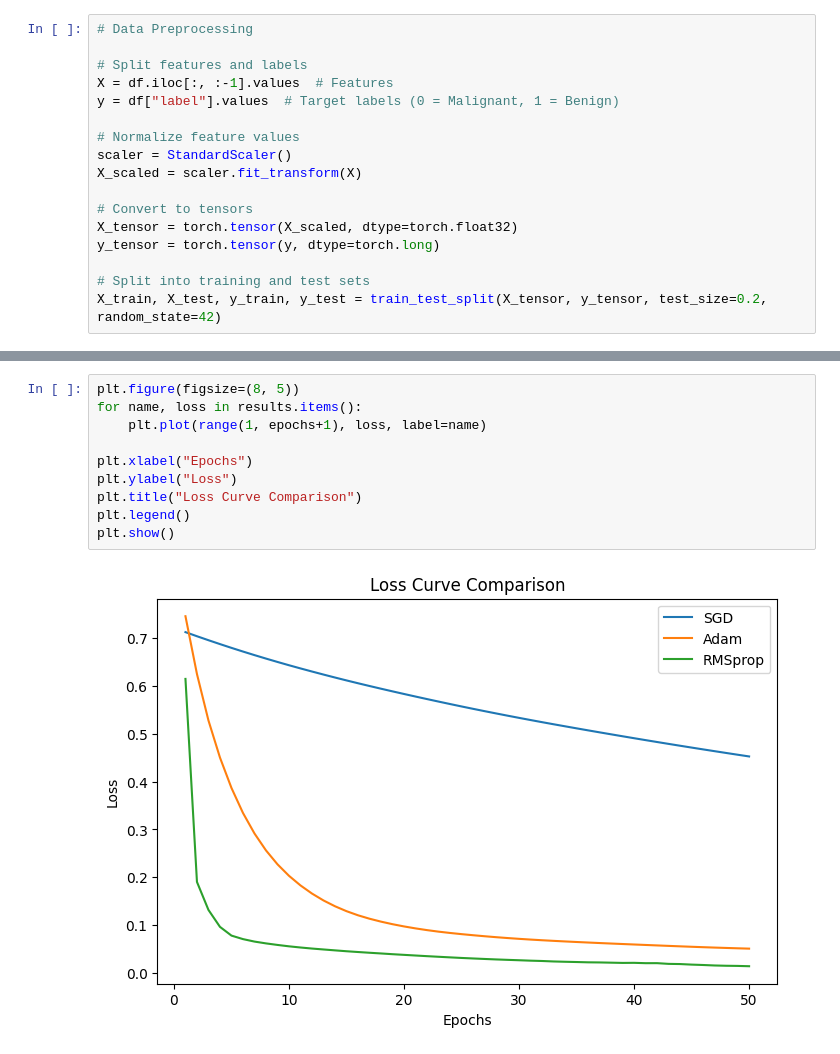
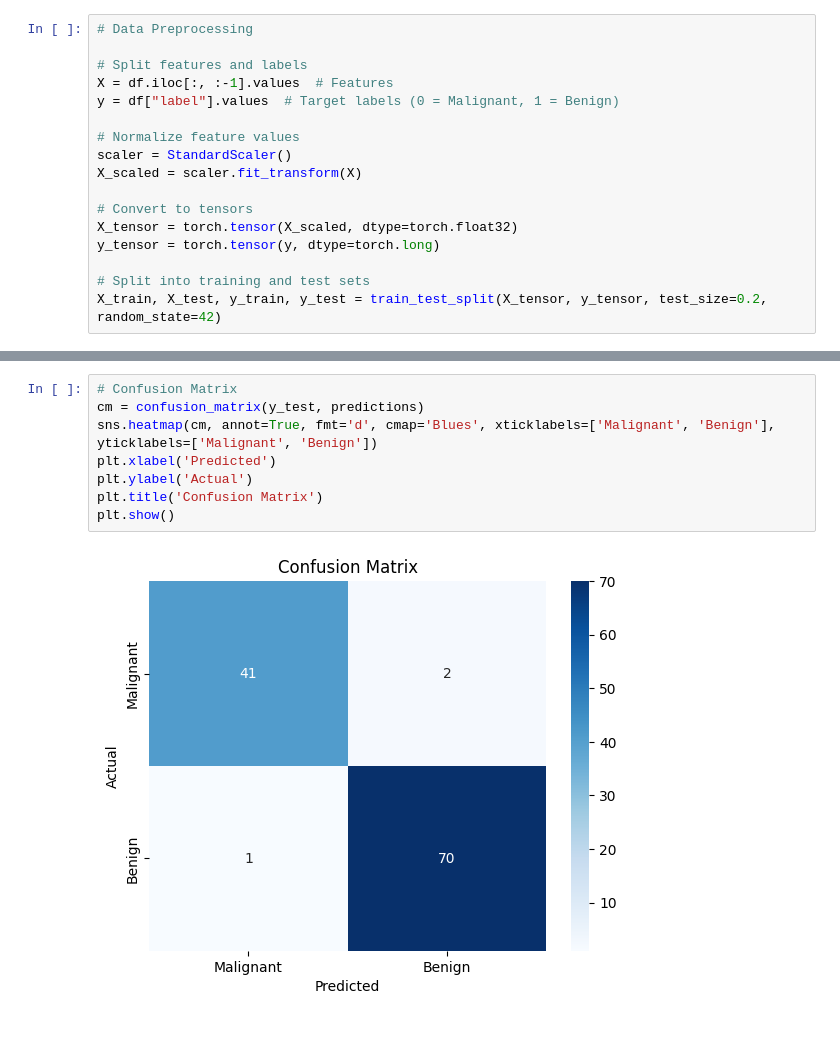
Before and after one commit to Harshranpura/Breast-Cancer-Analysis, a Jupyter notebook: notebook/breast_cancer_visualization.ipynb, the cells around one changed output, grey strips where cells are left out. Cells and saved outputs as stored; diff of their text form.

```diff
--- a/notebook/breast_cancer_visualization.ipynb
+++ b/notebook/breast_cancer_visualization.ipynb
@@ -147,12 +134,10 @@ Epoch 50/50], Loss: 0.0140
-# %%
-plt.figure(figsize=(8, 5))
-for name, loss in results.items():
-    plt.plot(range(1, epochs+1), loss, label=name)
-
-plt.xlabel("Epochs")
-plt.ylabel("Loss")
-plt.title("Loss Curve Comparison")
-plt.legend()
-plt.show()
-# %% [output]
-[figure, removed]
+# %%
+# Confusion Matrix
+cm = confusion_matrix(y_test, predictions)
+sns.heatmap(cm, annot=True, fmt='d', cmap='Blues', xticklabels=['Malignant', 'Benign'], yticklabels=['Malignant', 'Benign'])
+plt.xlabel('Predicted')
+plt.ylabel('Actual')
+plt.title('Confusion Matrix')
+plt.show()
+# %% [output]
+[figure, added]
```
Also changed, not shown: parts of 8 cells of this notebook, 3 other files.
